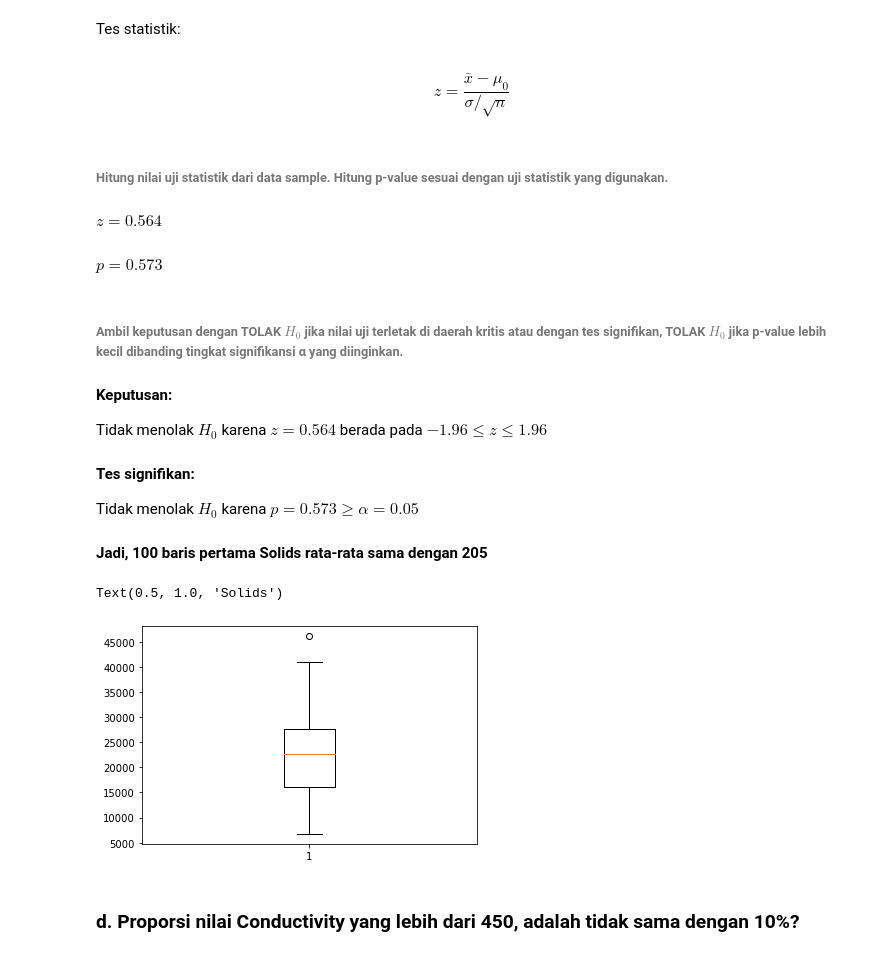
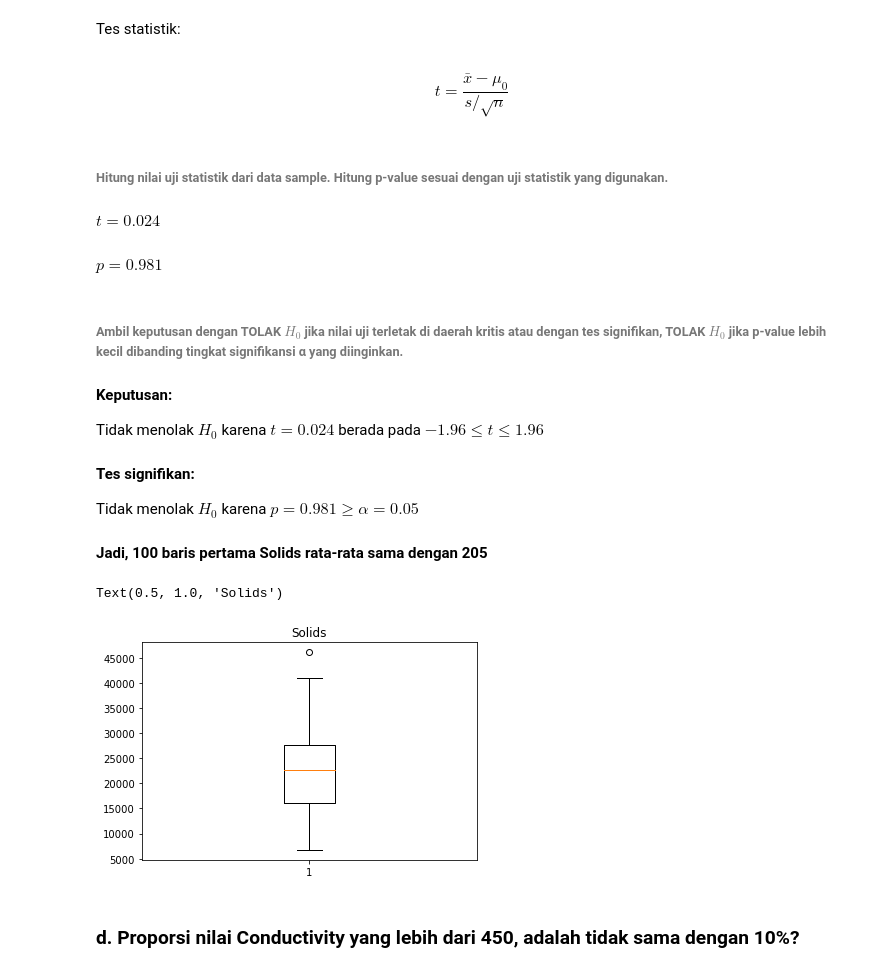
Before and after one commit to msyahrulsp/water-potability, a Jupyter notebook: Soal-4.ipynb, the cells around one changed output. Saved outputs shown, nothing was run; the diff lists cells and outputs as text; code cells hidden in the pictures.

```diff
--- a/Soal-4.ipynb
+++ b/Soal-4.ipynb
@@ -185,46 +188,48 @@ $z< -1.96$ dan $z> 1.96 $
 Tes statistik:
 # %% [markdown]
 \begin{equation}
-z=\frac{\bar{x}-\mu_0}{\sigma/\sqrt{n}}
+t=\frac{\bar{x}-\mu_0}{s/\sqrt{n}}
 \end{equation}
 # %% [markdown]
 ###### Hitung nilai uji statistik dari data sample. Hitung p-value sesuai dengan uji statistik yang digunakan.
 # %%
-z, p = ztest(df.iloc[:100]['Solids'], value=21900)
+t, p = st.ttest_1samp(df['Solids'], popmean=21900)
 
-display(Markdown(f'$z={round(z,3)}$'))
+display(Markdown(f'$t={round(t,3)}$'))
 display(Markdown(f'$p={round(p,3)}$'))
 # %% [output]
-$z=0.564$
+$t=0.024$
-$p=0.573$
+$p=0.981$
 # %% [markdown]
 ###### Ambil keputusan dengan TOLAK $H_0$ jika nilai uji terletak di daerah kritis atau dengan tes signifikan, TOLAK $H_0$ jika p-value lebih kecil dibanding tingkat signifikansi α yang diinginkan.
 # %%
-if ((z < -1 * st.norm.ppf(1-0.05/2) or z > st.norm.ppf(1-0.05/2)) and p < 0.05):
-    if (z < -1 * st.norm.ppf(1-0.05/2)):
-        display(Markdown(f"**Keputusan:**\n\nTolak $H_0$ karena $z={round(z,3)}<-{round(st.norm.ppf(1-0.05/2), 3)}$"))
+if (p < 0.05):
+    if (t < -1 * st.norm.ppf(1-0.05/2)):
+        display(Markdown(f"**Keputusan:**\n\nTolak $H_0$ karena $t={round(t,3)}<-{round(st.norm.ppf(1-0.05/2), 3)}$"))
     else:
-        display(Markdown(f"**Keputusan:**\n\nTolak $H_0$ karena $z={round(z,3)}>{round(st.norm.ppf(1-0.05/2), 3)}$"))
+        display(Markdown(f"**Keputusan:**\n\nTolak $H_0$ karena $t={round(t,3)}>{round(st.norm.ppf(1-0.05/2), 3)}$"))
     display(Markdown(f"**Tes signifikan:**\n\nTolak $H_0$ karena $p={round(p,3)}<α=0.05$"))
     display(Markdown("**Jadi, 100 baris pertama Solids rata-rata tidak sama dengan 205**"))
 else:
-    display(Markdown(f"**Keputusan:**\n\nTidak menolak $H_0$ karena $z={round(z,3)}$ berada pada $-{round(st.norm.ppf(1-0.05/2), 3)}≤z≤{round(st.norm.ppf(1-0.05/2), 3)}$"))
+    display(Markdown(f"**Keputusan:**\n\nTidak menolak $H_0$ karena $t={round(t,3)}$ berada pada $-{round(st.norm.ppf(1-0.05/2), 3)}≤t≤{round(st.norm.ppf(1-0.05/2), 3)}$"))
     display(Markdown(f"**Tes signifikan:**\n\nTidak menolak $H_0$ karena $p={round(p,3)}≥α=0.05$"))
     display(Markdown("**Jadi, 100 baris pertama Solids rata-rata sama dengan 205**"))
 # %% [output]
 **Keputusan:**
 
-Tidak menolak $H_0$ karena $z=0.564$ berada pada $-1.96≤z≤1.96$
+Tidak menolak $H_0$ karena $t=0.024$ berada pada $-1.96≤t≤1.96$
 **Tes signifikan:**
 
-Tidak menolak $H_0$ karena $p=0.573≥α=0.05$
+Tidak menolak $H_0$ karena $p=0.981≥α=0.05$
 **Jadi, 100 baris pertama Solids rata-rata sama dengan 205**
 # %%
+boxplot = plt.subplot(1,1,1)
+
 plt.boxplot(df.iloc[:100]['Solids'])
 boxplot.set_title('Solids')
 # %% [output]
 Text(0.5, 1.0, 'Solids')
-[figure, old version]
+[figure, new version]
 # %% [markdown]
 ### d. Proporsi nilai Conductivity yang lebih dari 450, adalah tidak sama dengan 10%?
 # %% [markdown]
```
Also changed, not shown: parts of 12 cells of this notebook.
